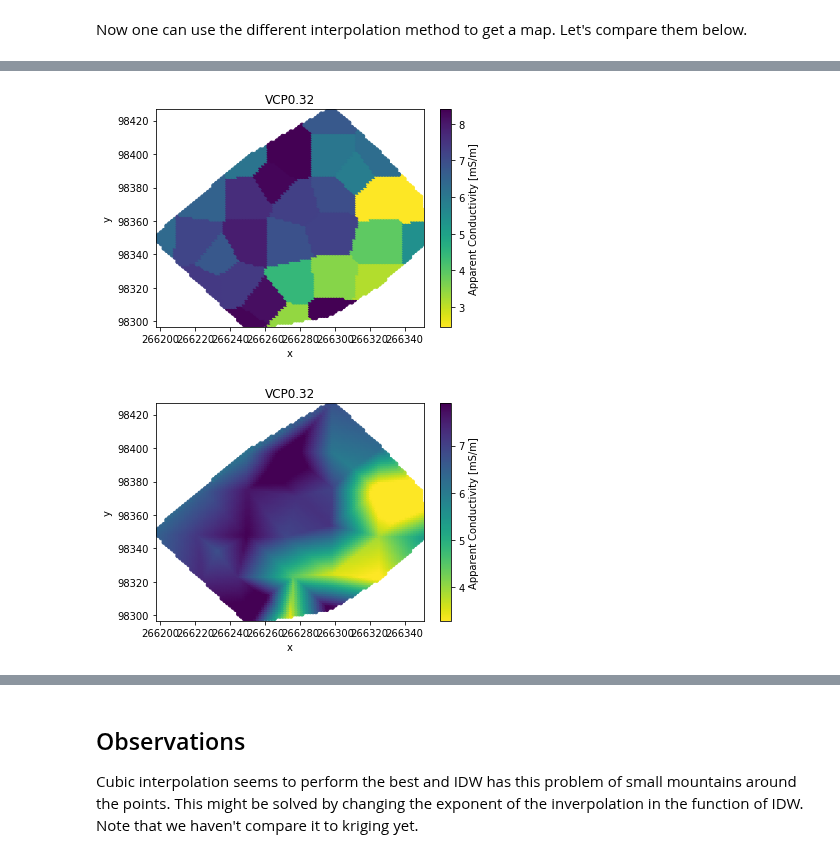
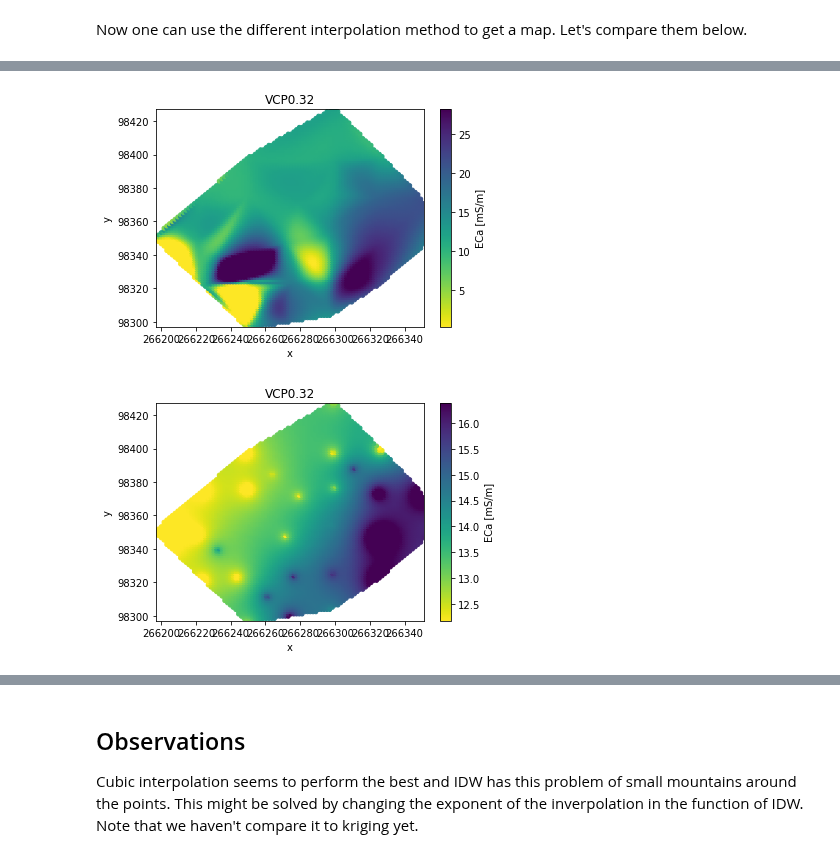
Before and after one commit to hkexgroup/emagpy, a Jupyter notebook: jupyter-notebook/regolith.ipynb, the cells around one changed output, grey strips where cells are left out. Cells and saved outputs as stored; diff of their text form; code cells hidden in the pictures.

```diff
--- a/jupyter-notebook/regolith.ipynb
+++ b/jupyter-notebook/regolith.ipynb
@@ -33,17 +48,15 @@ Now one can use the different interpolation method to get a map. Let's compare t
 k = Problem() # create an emagpy instance
 k.createSurvey(testdir + 'regolith.csv')
 k.convertFromNMEA()
-k.gridData(method='nearest')
-k.surveys[0].df = k.surveys[0].dfg
+k.gridData(method='cubic')
 k.showMap()
 # %% [output]
-[figure, old version]
+[figure, new version]
 # %%
 k = Problem() # create an emagpy instance
 k.createSurvey(testdir + 'regolith.csv')
 k.convertFromNMEA()
-k.gridData(method='linear')
-k.surveys[0].df = k.surveys[0].dfg
+k.gridData(method='idw')
 k.showMap()
 # %% [output]
-[figure, old version]
+[figure, new version]
```
Also changed, not shown: parts of 11 cells of this notebook, 10 other files.
